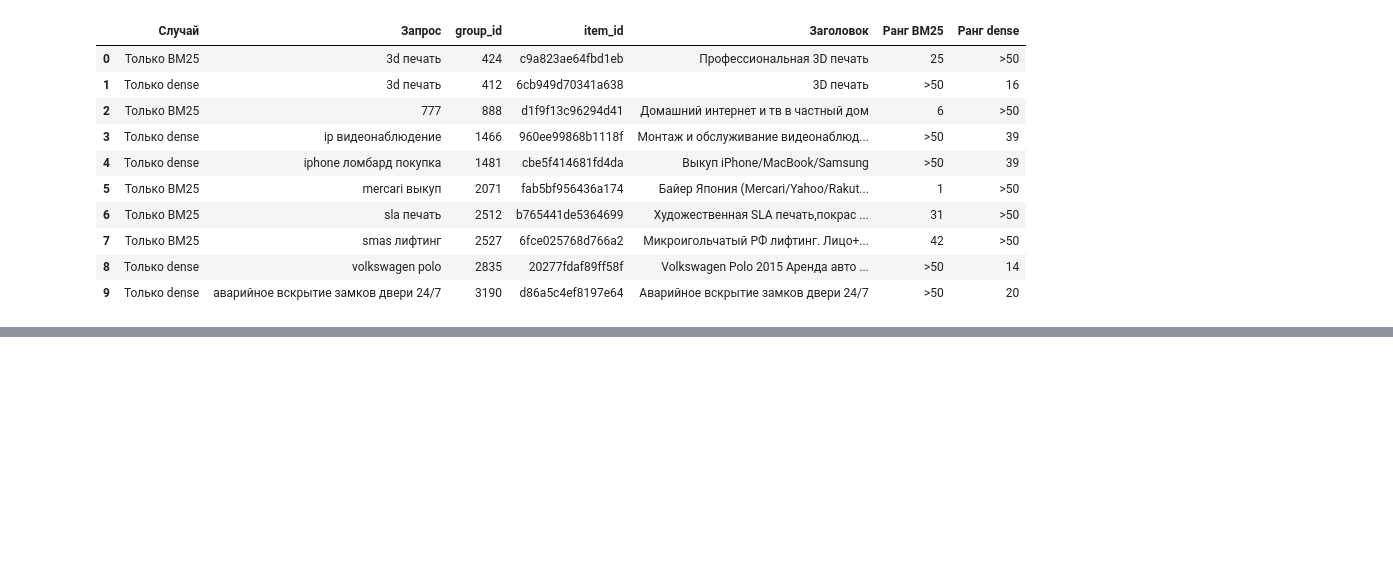
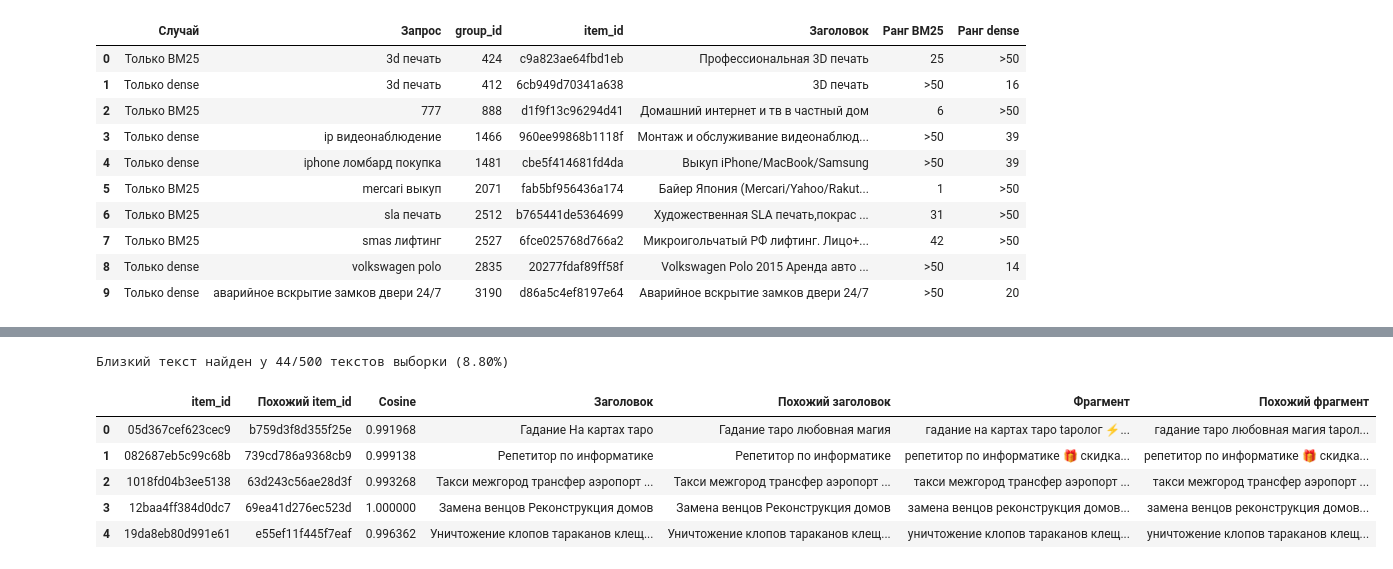
Before and after one commit to alexiva05/avito-service-search, a Jupyter notebook: solution.ipynb, the cells around one changed output, grey strips where cells are left out. Cells and saved outputs as stored; diff of their text form; code cells hidden in the pictures; blank space fills up the shorter version.

```diff
--- a/solution.ipynb
+++ b/solution.ipynb
@@ -1502,0 +1735,33 @@ exact search — 0,35 с. Embeddings корпуса занимают 277,17 Ми
+# %%
+unique_text_positions = np.flatnonzero(~corpus_text.duplicated().to_numpy())
+near_sample = np.sort(np.random.default_rng(SEED).choice(unique_text_positions,
+                        size=min(NEAR_COPY_SAMPLE, len(unique_text_positions)), replace=False))
+char_vectorizer, char_documents_t = tfidf_models["E2_char"]
+near_queries = char_vectorizer.transform(corpus_text.iloc[near_sample]).tocsr()
+unique_char_t = char_documents_t[:, unique_text_positions].tocsr()
+near_positions, _ = sparse_top_k(near_queries, unique_char_t, k=11)
+near_pairs, near_found = [], 0
+for row, (source_pos, candidates) in enumerate(zip(near_sample, near_positions)):
+    others = [int(unique_text_positions[pos]) for pos in candidates if unique_text_positions[pos] != source_pos][:10]
+    similarities = (near_queries.getrow(row) @ char_documents_t[:, others]).toarray().ravel() if others else []
+    close = [(pos, float(score)) for pos, score in zip(others, similarities) if score >= NEAR_COPY_THRESHOLD]
+    near_found += bool(close)
+    if close and len(near_pairs) < 5:
+        target_pos, score = close[0]
+        near_pairs.append({"item_id": item_ids[source_pos], "Похожий item_id": item_ids[target_pos],
+                           "Cosine": score, "Заголовок": items.iloc[source_pos].item_title_raw,
+                           "Похожий заголовок": items.iloc[target_pos].item_title_raw,
+                           "Фрагмент": corpus_text.iloc[source_pos][:250],
+                           "Похожий фрагмент": corpus_text.iloc[target_pos][:250]})
+print(f"Близкий текст найден у {near_found}/{len(near_sample)} текстов выборки ({near_found / len(near_sample):.2%})")
+display(pd.DataFrame(near_pairs))
+del unique_char_t, near_queries
+_ = gc.collect()
+# %% [output]
+Близкий текст найден у 44/500 текстов выборки (8.80%)
+|  | item_id | Похожий item_id | Cosine | Заголовок | Похожий заголовок | Фрагмент | Похожий фрагмент |
+| 0 | 05d367cef623cec9 | b759d3f8d355f25e | 0.991968 | Гадание На картах таро | Гадание таро любовная магия | гадание на картах таро tapолoг ⚡️... | гадание таро любовная магия tapол... |
+| 1 | 082687eb5c99c68b | 739cd786a9368cb9 | 0.999138 | Репетитор по информатике | Репетитор по информатике | репетитор по информатике 🎁 скидка... | репетитор по информатике 🎁 скидка... |
+| 2 | 1018fd04b3ee5138 | 63d243c56ae28d3f | 0.993268 | Такси межгород трансфер аэропорт ... | Такси межгород трансфер аэропорт ... | такси межгород трансфер аэропорт ... | такси межгород трансфер аэропорт ... |
+| 3 | 12baa4ff384d0dc7 | 69ea41d276ec523d | 1.000000 | Замена венцов Реконструкция домов | Замена венцов Реконструкция домов | замена венцов реконструкция домов... | замена венцов реконструкция домов... |
+| 4 | 19da8eb80d991e61 | e55ef11f445f7eaf | 0.996362 | Уничтожение клопов тараканов клещ... | Уничтожение клопов тараканов клещ... | уничтожение клопов тараканов клещ... | уничтожение клопов тараканов клещ... |
```
Also changed, not shown: parts of 24 cells of this notebook, 3 other files.
